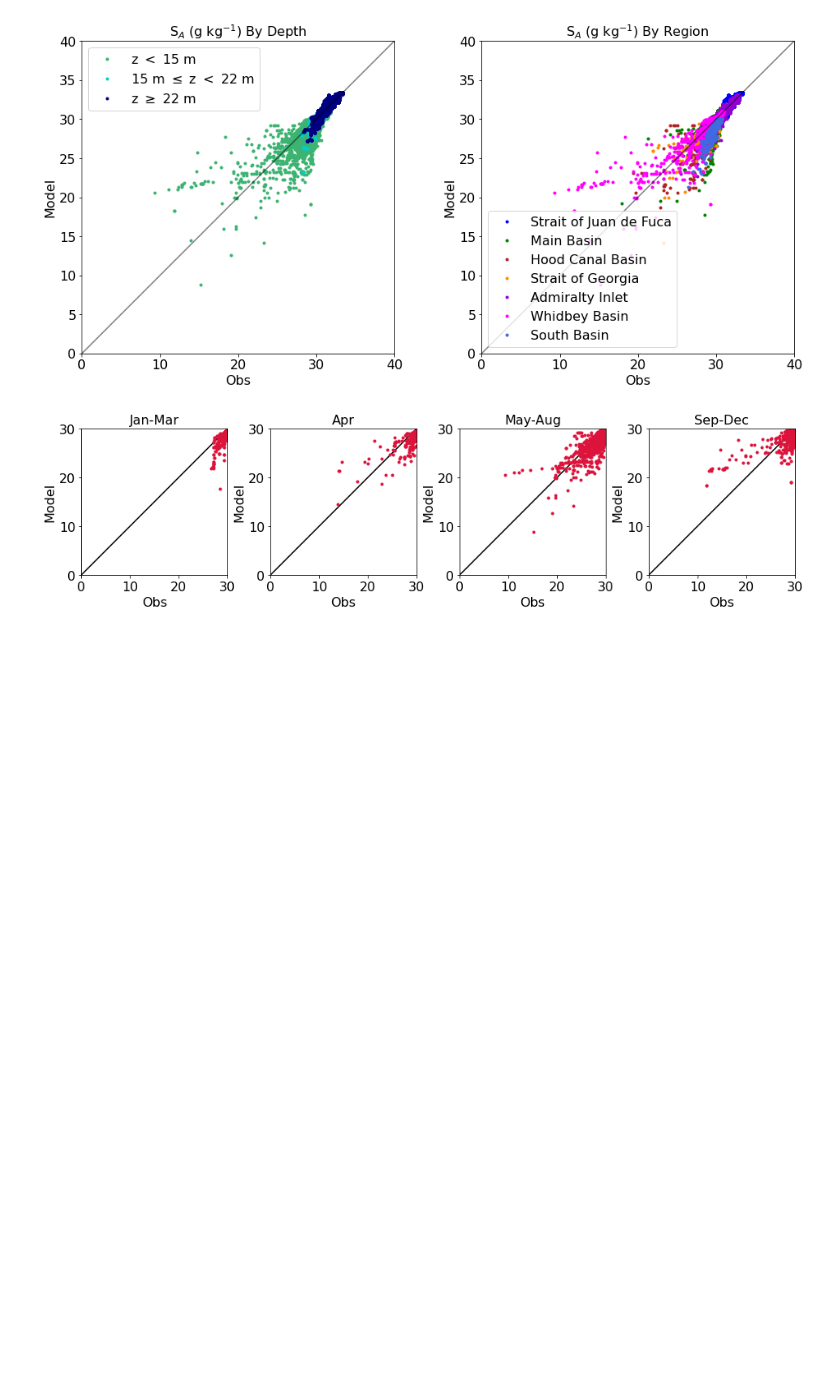
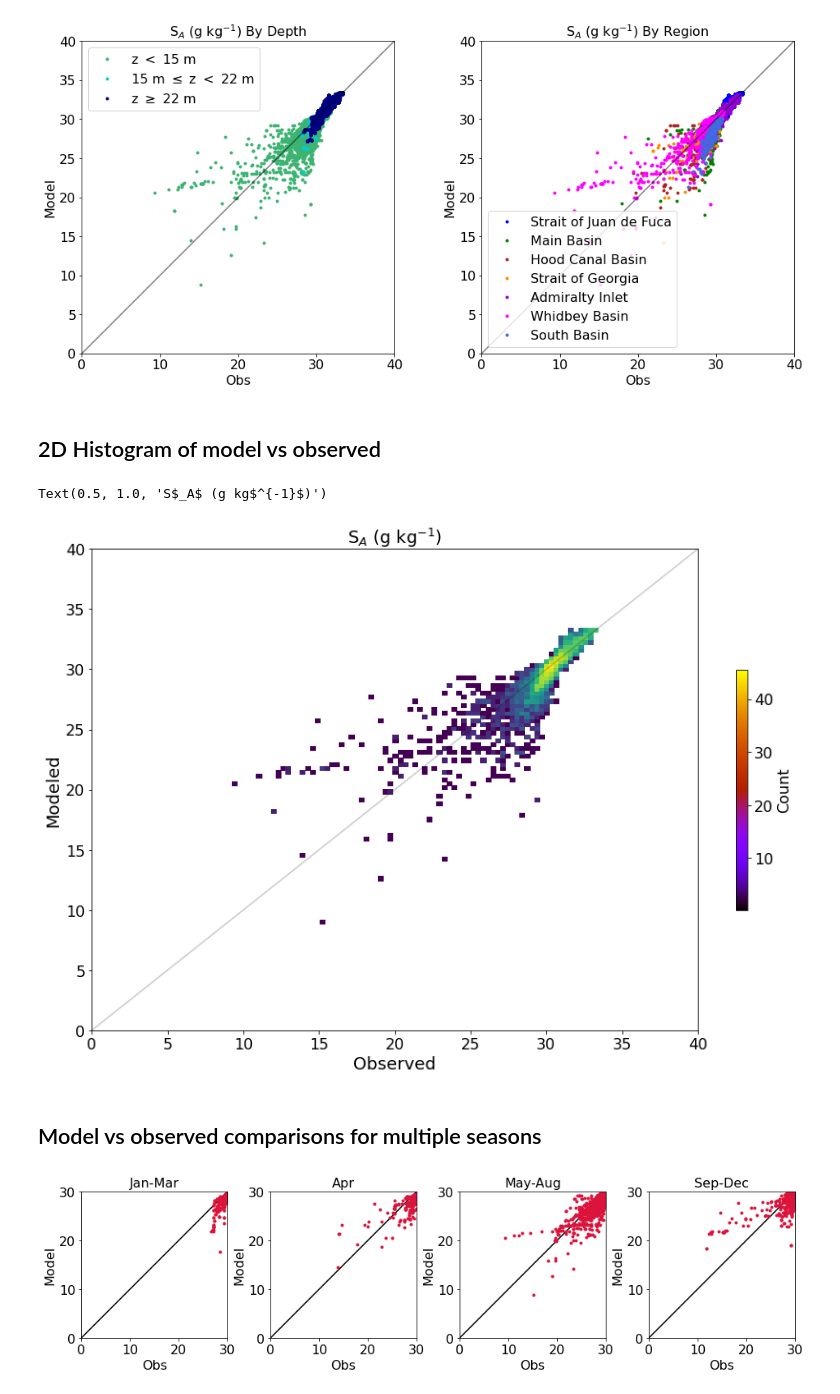
Before and after one commit to SalishSeaCast/analysis-keegan, a Jupyter notebook: notebooks/Evaluations/Individual_year_evaluations/2009_Puget_Evaluation.ipynb, the cells around one changed output. Saved outputs shown, nothing was run; the diff lists cells and outputs as text; code cells hidden in the pictures; blank space fills up the shorter version.

```diff
--- a/notebooks/Evaluations/Individual_year_evaluations/2009_Puget_Evaluation.ipynb
+++ b/notebooks/Evaluations/Individual_year_evaluations/2009_Puget_Evaluation.ipynb
@@ -433,6 +435,19 @@ def multi_station_graph(data,datstat,figrange,obsvar,modvar,regions,down=6,figsi
         ax[d][1].legend(bbox_to_anchor=[1,.6,0,0])
         ax[d][1].set_xlim(-124, -122);
         ax[d][1].set_title(f'Observation Locations for {r}');
+
+def hist2d_maker(data,ax,obsvar,modvar,lims,fontsize=16):
+    ax.plot((0,250),(0,250),'k-',alpha=.2)
+    ii=(~np.isnan(data[obsvar]))&(~np.isnan(data[modvar]))
+    ps=ax.hist2d(data.loc[ii,[obsvar]].values.flatten(),
+                                      data.loc[ii,[modvar]].values.flatten(),bins=25*3,norm=LogNorm())
+    cb=fig.colorbar(m,ax=ax,label='Count',shrink=0.5)
+    ax.set_xlim(lims)
+    ax.set_ylim(lims)
+    ax.set_ylabel('Modeled',fontsize=fontsize)
+    ax.set_xlabel('Observed',fontsize=fontsize)
+    plt.tight_layout()
+    return ps
 # %%
 ### These groupings will be used to calculate statistics. The keys are labels and
 ### the values are corresponding dataframe views
@@ -526,6 +545,17 @@ ps,l=byRegion(data_CTD,datreg_CTD,ax[1],obsvar,modvar,(0,40))
 ax[1].set_title('S$_A$ (g kg$^{-1}$) By Region');
 # %% [output]
 [figure]
+# %% [markdown]
+## 2D Histogram of model vs observed
+# %%
+fig, ax = plt.subplots(1,1,figsize= (12,8))
+ps = hist2d_maker(data_CTD,ax,obsvar,modvar,(0,40),fontsize=18)
+ax.set_title('S$_A$ (g kg$^{-1}$)',fontsize=18)
+# %% [output]
+Text(0.5, 1.0, 'S$_A$ (g kg$^{-1}$)')
+[figure, added]
+# %% [markdown]
+## Model vs observed comparisons for multiple seasons
 # %%
 fig, ax = plt.subplots(1,4,figsize = (16,3.3))
 bySeason(seasons,ax,obsvar,modvar,(0,30))
```
Also changed, not shown: parts of 18 cells of this notebook.
